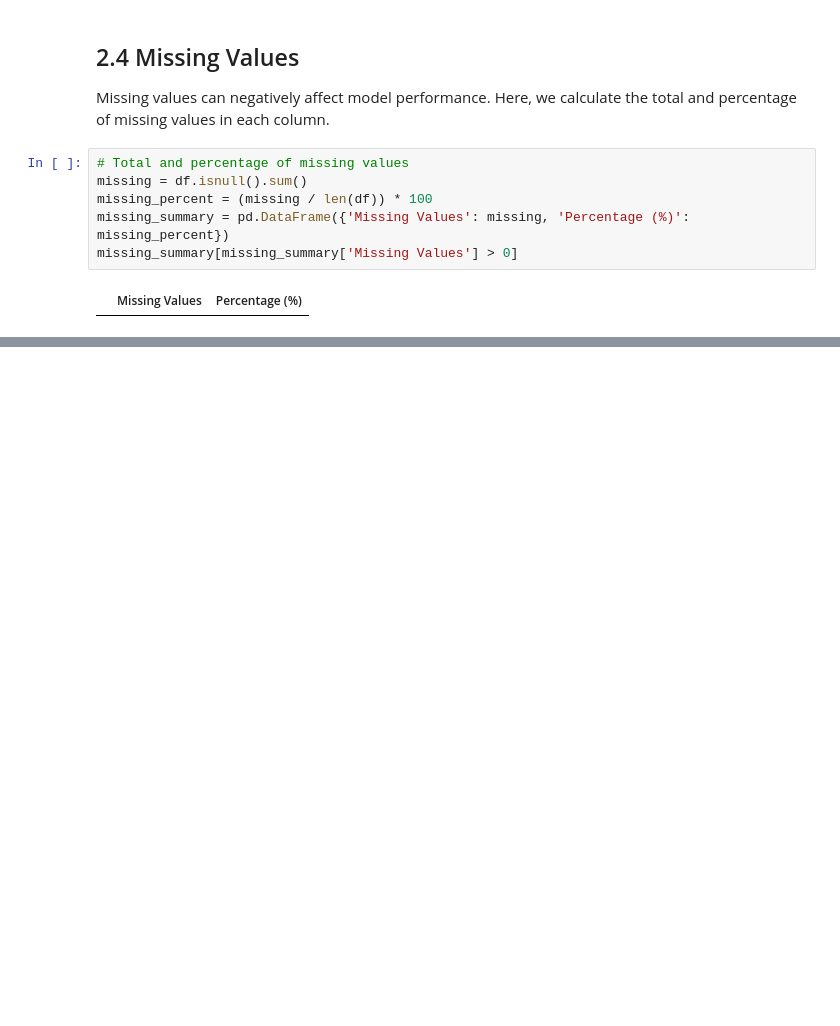
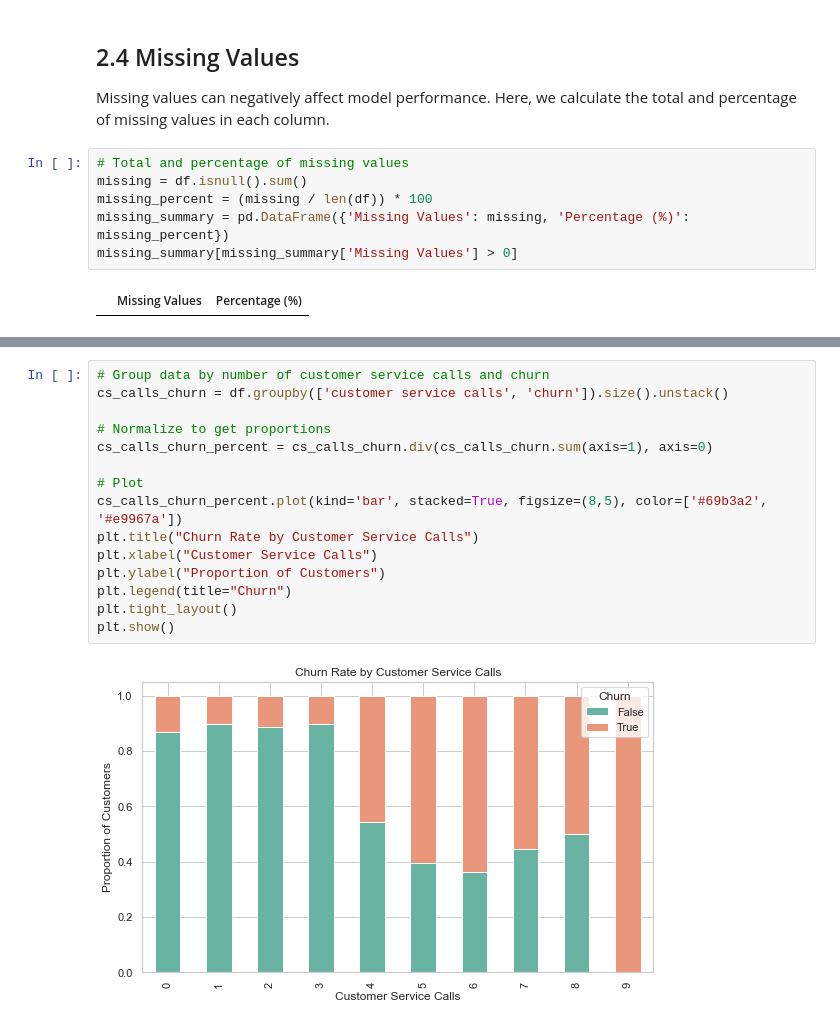
Before and after one commit to Lndanu/Customer-Churn-Intelligence, a Jupyter notebook: notebooks/Customer Churn .ipynb, the cells around one changed output, grey strips where cells are left out. Cells and saved outputs as stored; diff of their text form; blank space fills up the shorter version.

```diff
--- a/notebooks/Customer Churn .ipynb
+++ b/notebooks/Customer Churn .ipynb
@@ -490,0 +279,17 @@ Correlation analysis helps us understand relationships between numerical feature
+# %%
+# Group data by number of customer service calls and churn
+cs_calls_churn = df.groupby(['customer service calls', 'churn']).size().unstack()
+
+# Normalize to get proportions
+cs_calls_churn_percent = cs_calls_churn.div(cs_calls_churn.sum(axis=1), axis=0)
+
+# Plot
+cs_calls_churn_percent.plot(kind='bar', stacked=True, figsize=(8,5), color=['#69b3a2', '#e9967a'])
+plt.title("Churn Rate by Customer Service Calls")
+plt.xlabel("Customer Service Calls")
+plt.ylabel("Proportion of Customers")
+plt.legend(title="Churn")
+plt.tight_layout()
+plt.show()
+# %% [output]
+[figure, added]
```
Also changed, not shown: parts of 50 cells of this notebook.
